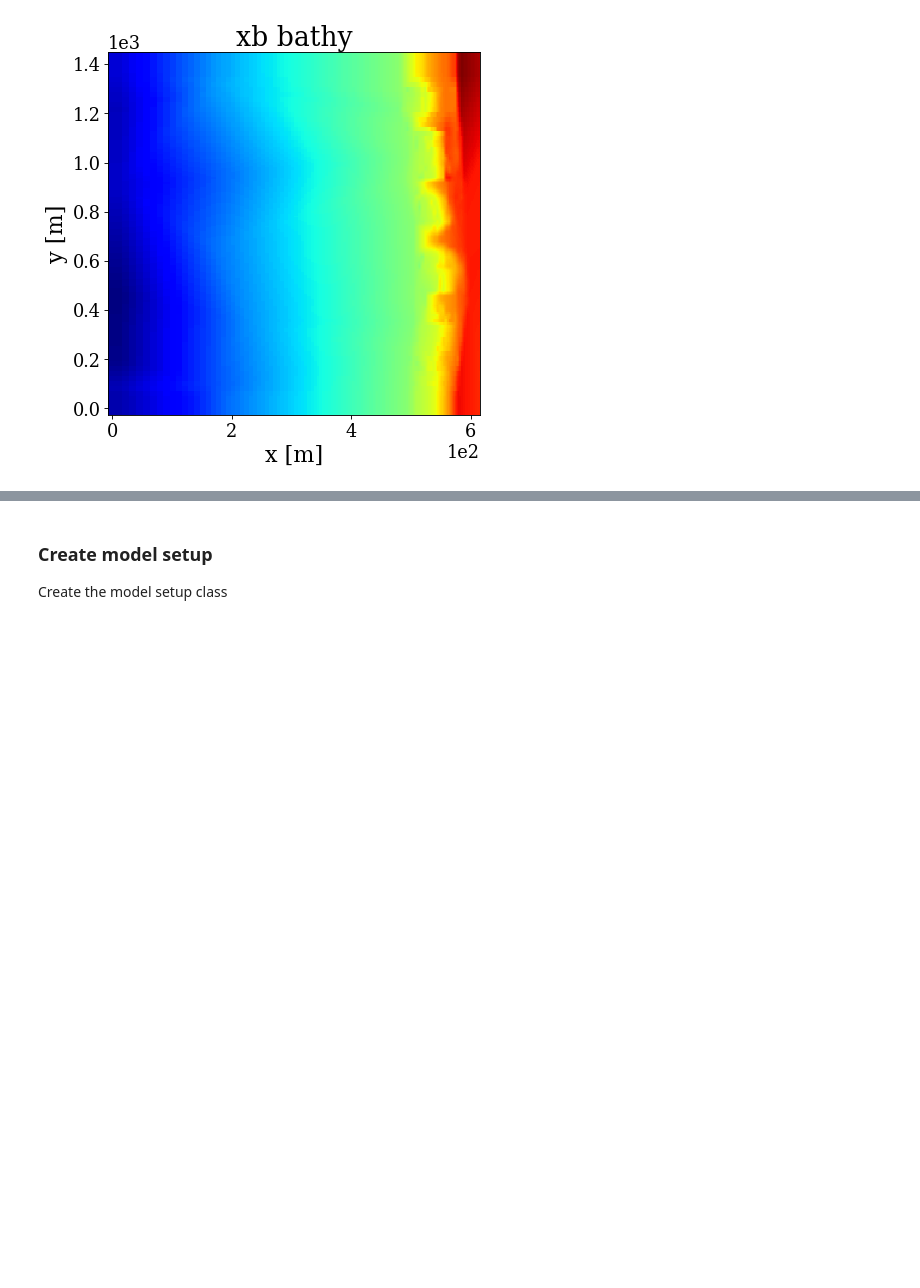
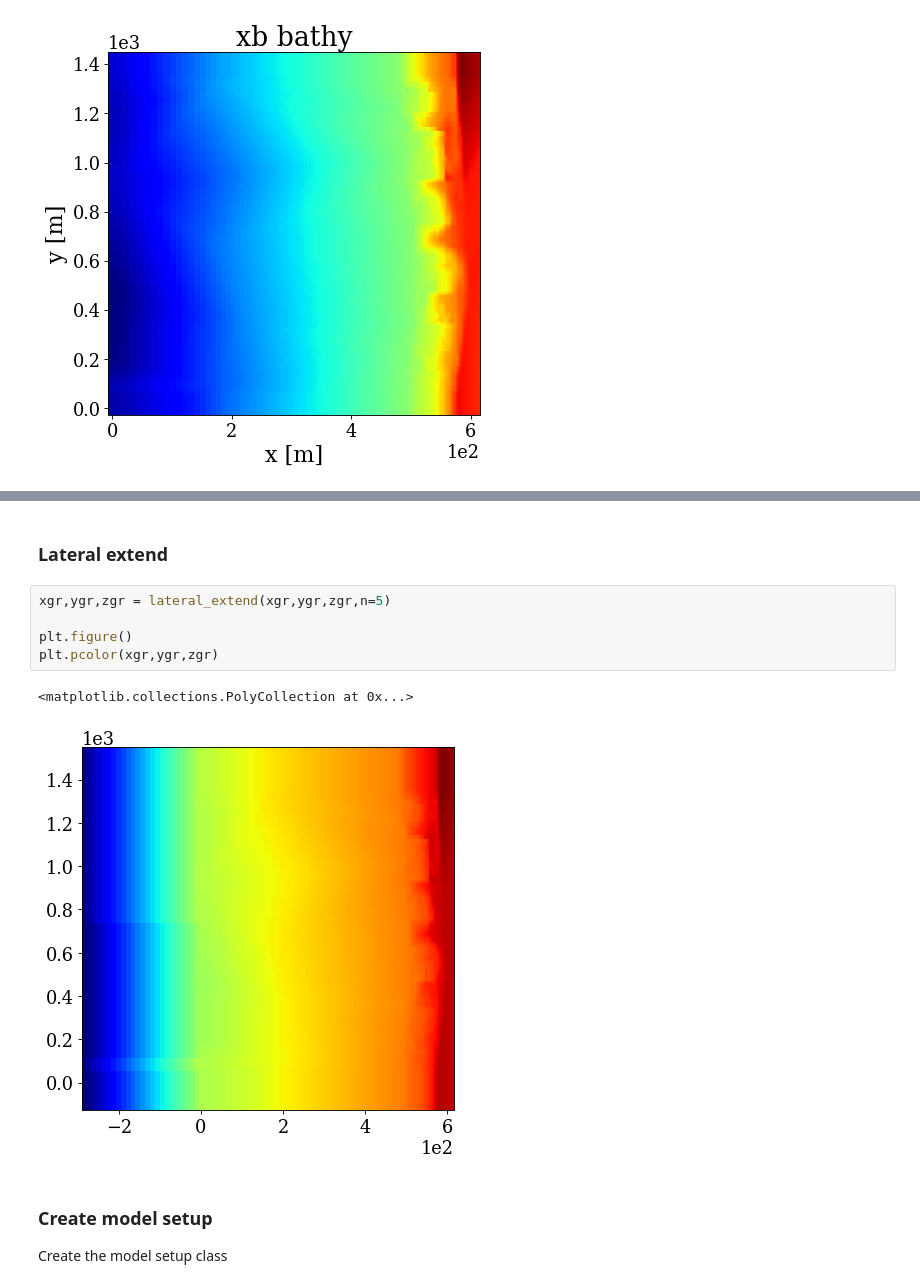
Before and after one commit to Seth-McKilla/xbeach-northbay, a Jupyter notebook: analysis.ipynb, the cells around one changed output, grey strips where cells are left out. Cells and saved outputs as stored; diff of their text form; blank space fills up the shorter version.

```diff
--- a/analysis.ipynb
+++ b/analysis.ipynb
@@ -129,3 +137,13 @@ Text(0, 0.5, 'z [m]')
+# %% [markdown]
+### Lateral extend
+# %%
+xgr,ygr,zgr = lateral_extend(xgr,ygr,zgr,n=5)
+
+plt.figure()
+plt.pcolor(xgr,ygr,zgr)
+# %% [output]
+<matplotlib.collections.PolyCollection at 0x...>
+[figure, added]
 # %% [markdown]
 ### Create model setup
 Create the model setup class
```
Also changed, not shown: parts of 3 cells of this notebook.
